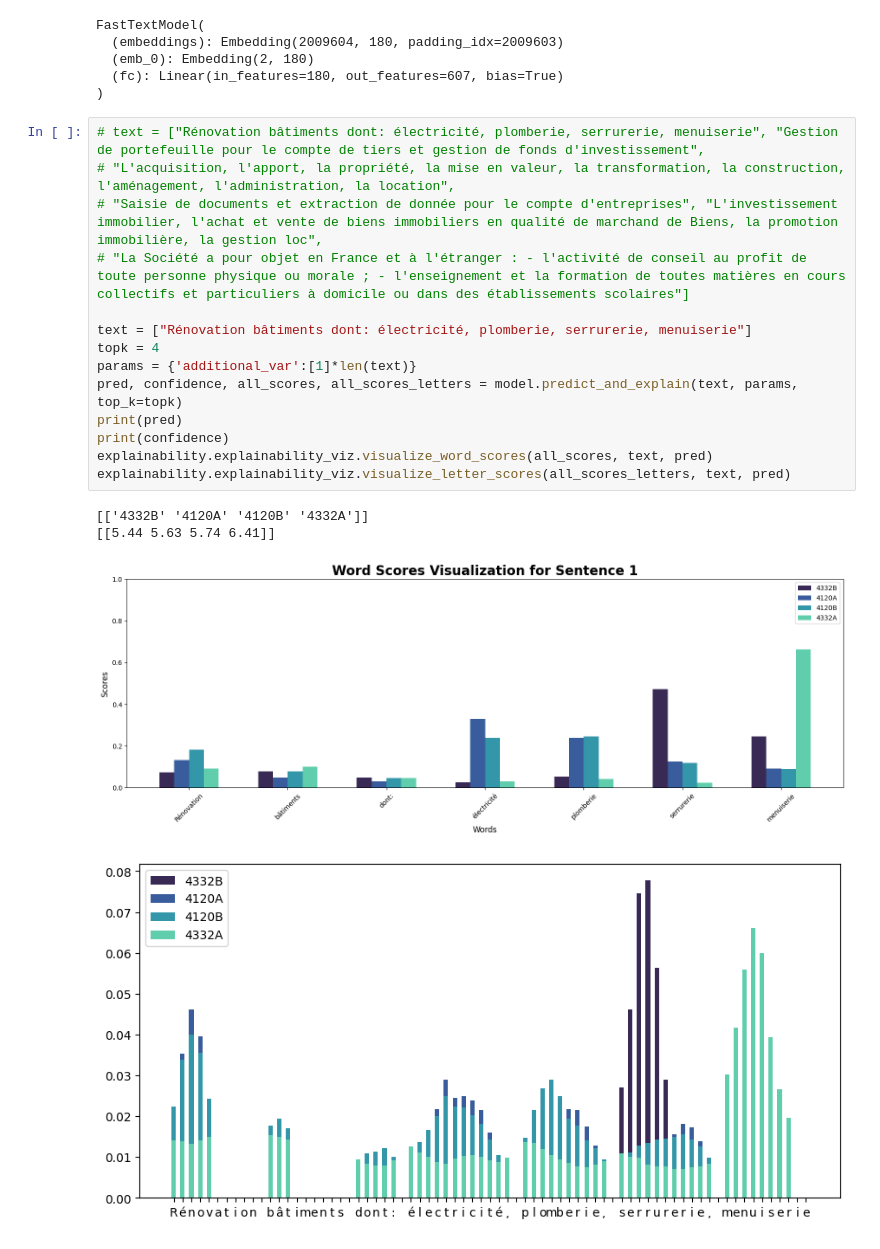
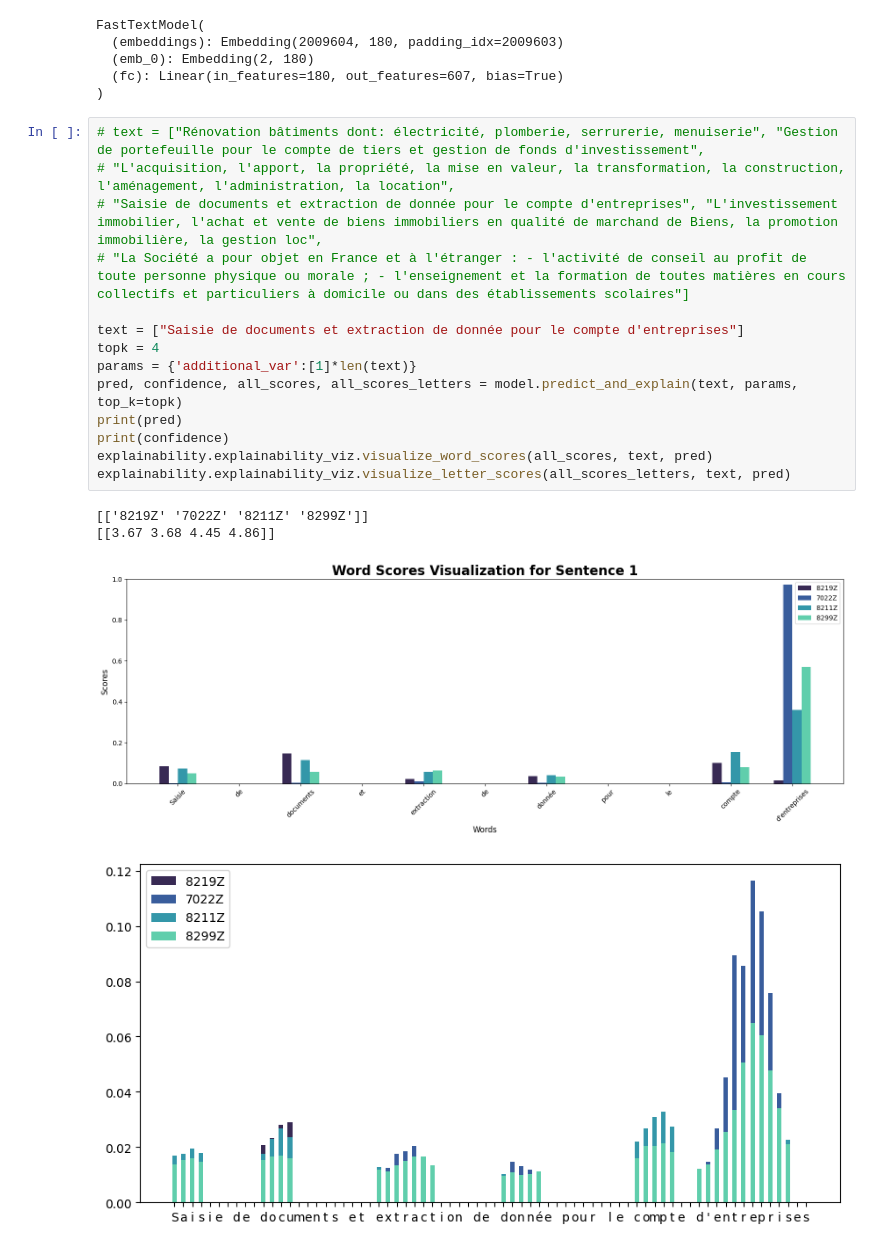
Before and after one commit to InseeFrLab/torch-fastText, a Jupyter notebook: src/experiments.ipynb, the cells around one changed output. Drawn from its saved outputs; the diff is of its cells as text.

```diff
--- a/src/experiments.ipynb
+++ b/src/experiments.ipynb
@@ -57,19 +57,19 @@ FastTextModel(
 # %%
 # text = ["Rénovation bâtiments dont: électricité, plomberie, serrurerie, menuiserie", "Gestion de portefeuille pour le compte de tiers et gestion de fonds d'investissement",
 # "L'acquisition, l'apport, la propriété, la mise en valeur, la transformation, la construction, l'aménagement, l'administration, la location",
 # "Saisie de documents et extraction de donnée pour le compte d'entreprises", "L'investissement immobilier, l'achat et vente de biens immobiliers en qualité de marchand de Biens, la promotion immobilière, la gestion loc",
 # "La Société a pour objet en France et à l'étranger : - l'activité de conseil au profit de toute personne physique ou morale ; - l'enseignement et la formation de toutes matières en cours collectifs et particuliers à domicile ou dans des établissements scolaires"]
 
-text = ["Rénovation bâtiments dont: électricité, plomberie, serrurerie, menuiserie"]
+text = ["Saisie de documents et extraction de donnée pour le compte d'entreprises"]
 topk = 4
 params = {'additional_var':[1]*len(text)}
 pred, confidence, all_scores, all_scores_letters = model.predict_and_explain(text, params, top_k=topk)
 print(pred)
 print(confidence)
 explainability.explainability_viz.visualize_word_scores(all_scores, text, pred)
 explainability.explainability_viz.visualize_letter_scores(all_scores_letters, text, pred)
 # %% [output]
-[['4332B' '4120A' '4120B' '4332A']]
-[[5.44 5.63 5.74 6.41]]
+[['8219Z' '7022Z' '8211Z' '8299Z']]
+[[3.67 3.68 4.45 4.86]]
-[figure, old version]
+[figure, new version]
-[figure, old version]
+[figure, new version]
```
Also changed, not shown: 1 other file.
